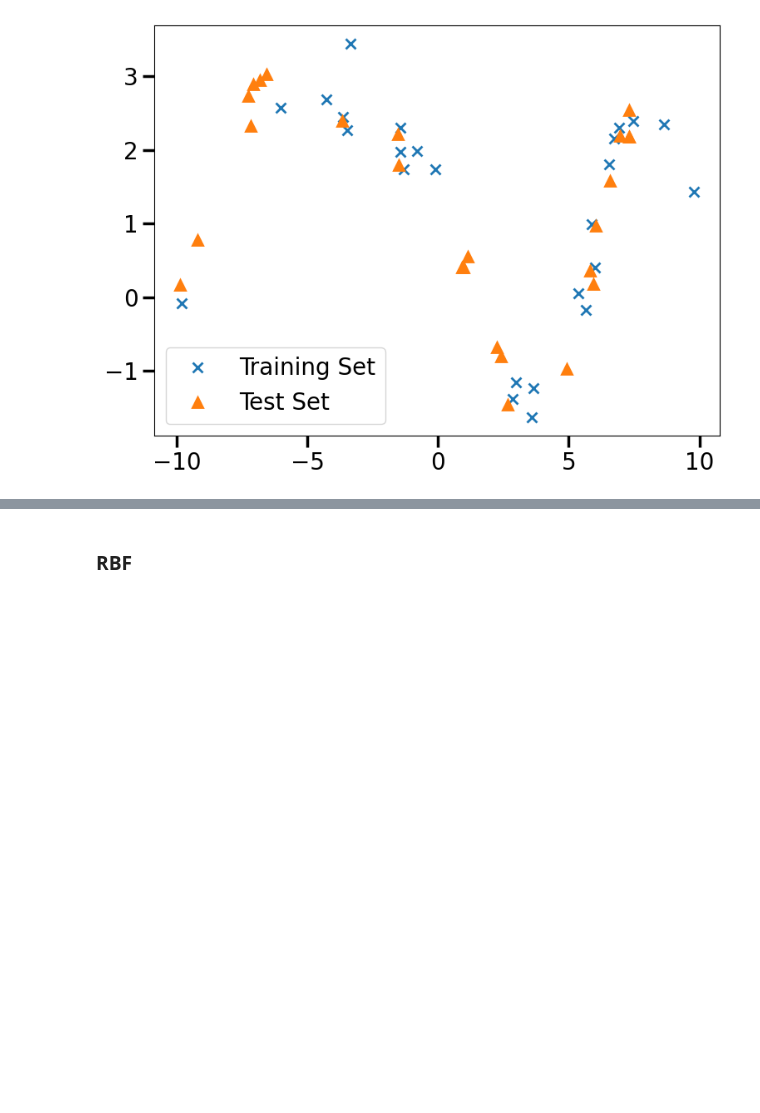
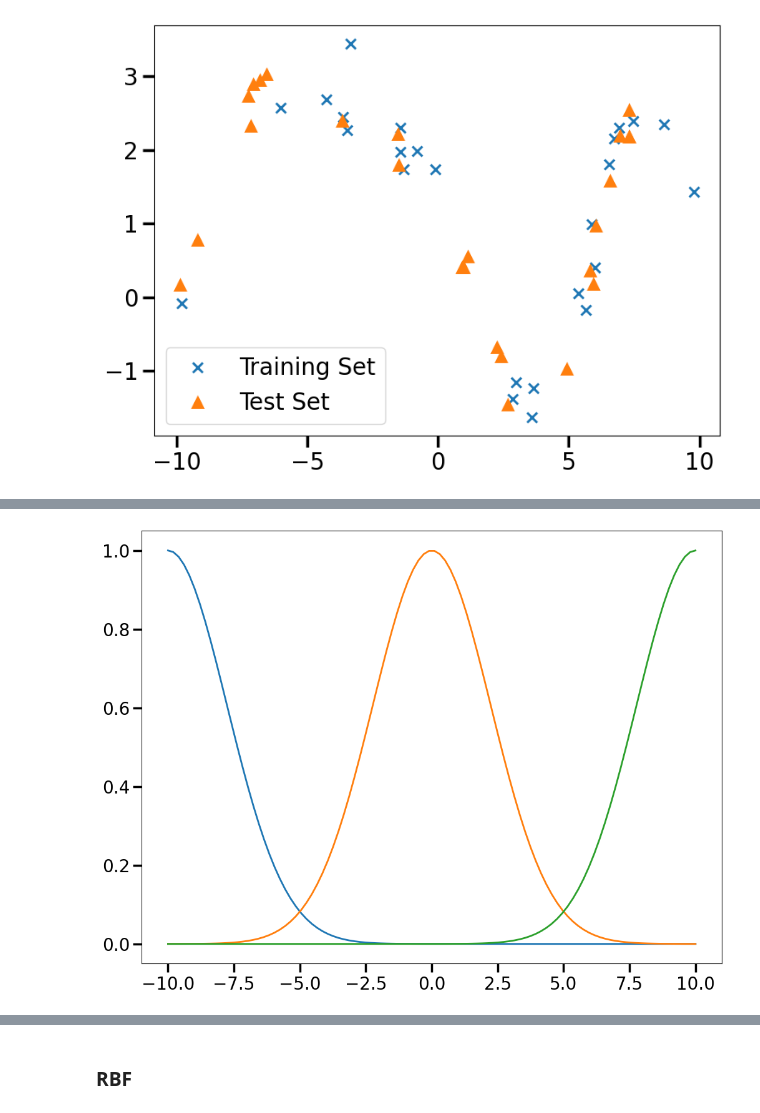
Before and after one commit to Roecker1/nlsp_ue, a Jupyter notebook: notebooks/assignments/1-1-system-identification.ipynb, the cells around one changed output, grey strips where cells are left out. Cells and saved outputs as stored; diff of their text form; code cells hidden in the pictures; blank space fills up the shorter version.

```diff
--- a/notebooks/assignments/1-1-system-identification.ipynb
+++ b/notebooks/assignments/1-1-system-identification.ipynb
@@ -87,0 +105,8 @@ str(model_class)
+# %%
+order = 3
+width = 10
+centers = np.linspace(-10, 10, order)
+for c in centers:
+    plt.plot(x_support, model.rbf(x_support, c, width))
+# %% [output]
+[figure, added]
```
Also changed, not shown: parts of 19 cells of this notebook, 19 other files.
